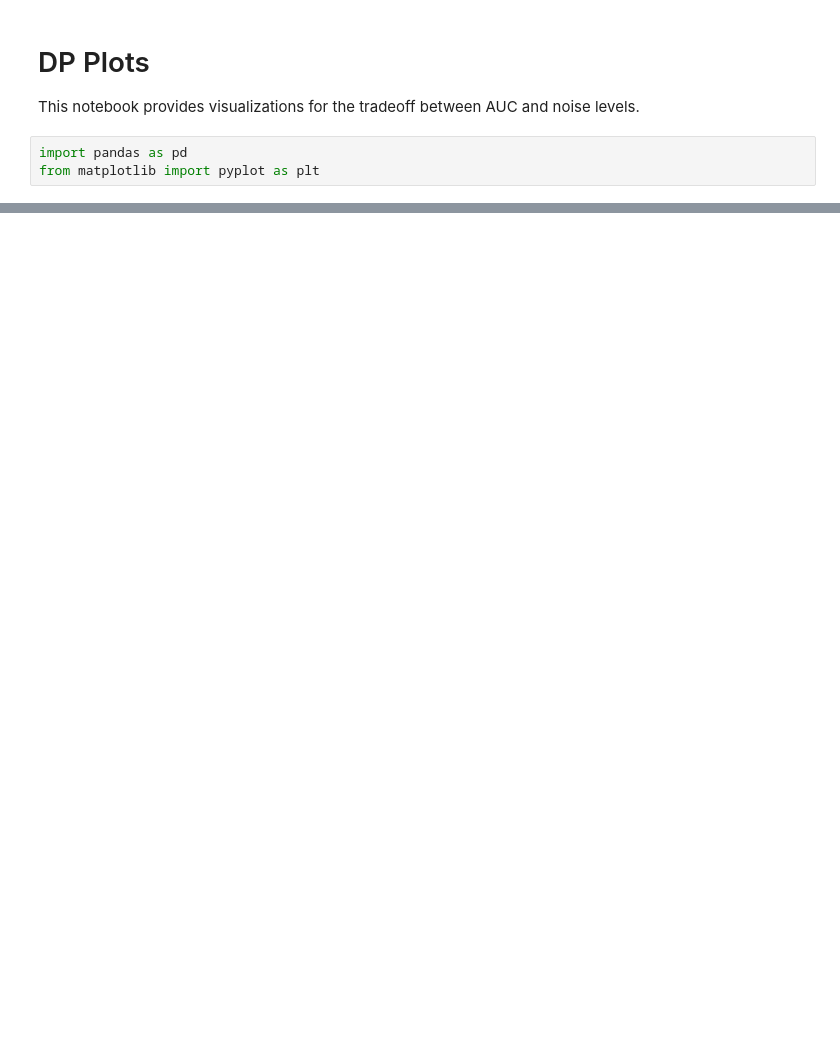
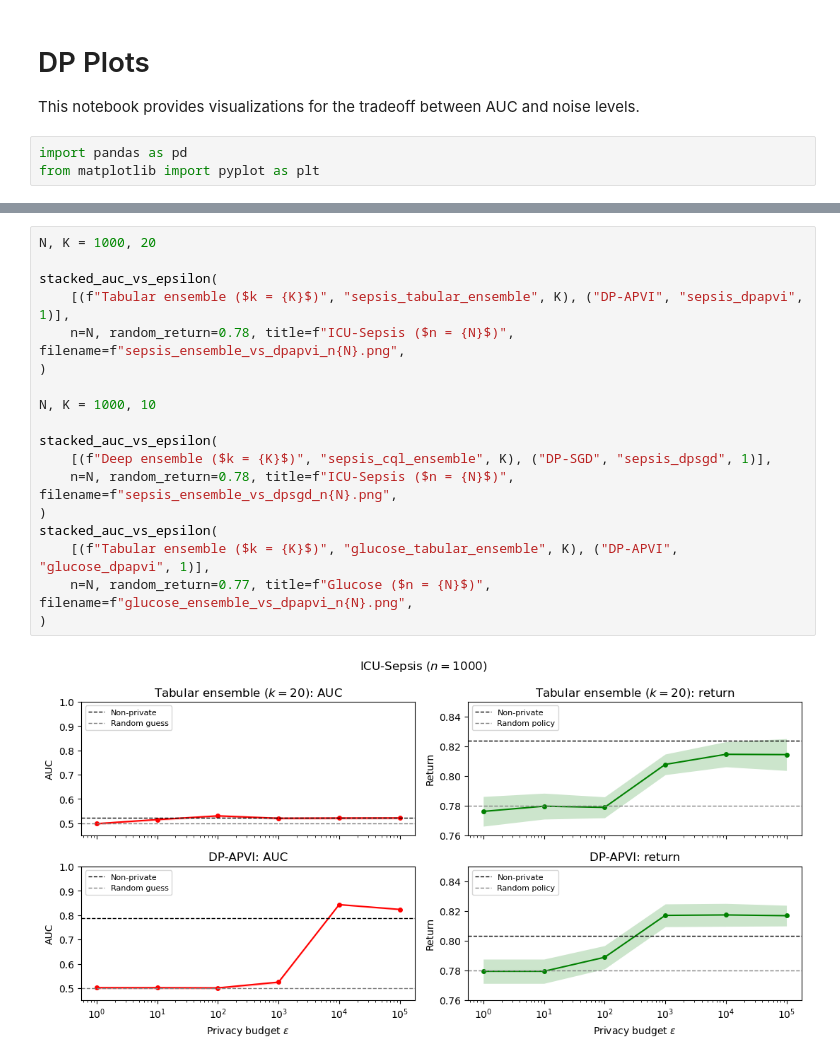
Before and after one commit to lanceHEN/Q-Learning-MIA, a Jupyter notebook: notebooks/dp_plots.ipynb, the cells around one changed output, grey strips where cells are left out. Saved outputs shown, nothing was run; the diff lists cells and outputs as text; blank space fills up the shorter version.

```diff
--- a/notebooks/dp_plots.ipynb
+++ b/notebooks/dp_plots.ipynb
@@ -103,0 +158,20 @@ np.clip(-1,0,1).item()
+# %%
+N, K = 1000, 20
+
+stacked_auc_vs_epsilon(
+    [(f"Tabular ensemble ($k = {K}$)", "sepsis_tabular_ensemble", K), ("DP-APVI", "sepsis_dpapvi", 1)],
+    n=N, random_return=0.78, title=f"ICU-Sepsis ($n = {N}$)", filename=f"sepsis_ensemble_vs_dpapvi_n{N}.png",
+)
+
+N, K = 1000, 10
+
+stacked_auc_vs_epsilon(
+    [(f"Deep ensemble ($k = {K}$)", "sepsis_cql_ensemble", K), ("DP-SGD", "sepsis_dpsgd", 1)],
+    n=N, random_return=0.78, title=f"ICU-Sepsis ($n = {N}$)", filename=f"sepsis_ensemble_vs_dpsgd_n{N}.png",
+)
+stacked_auc_vs_epsilon(
+    [(f"Tabular ensemble ($k = {K}$)", "glucose_tabular_ensemble", K), ("DP-APVI", "glucose_dpapvi", 1)],
+    n=N, random_return=0.77, title=f"Glucose ($n = {N}$)", filename=f"glucose_ensemble_vs_dpapvi_n{N}.png",
+)
+# %% [output]
+[figure, added]
```
Also changed, not shown: parts of 9 cells of this notebook, 25 other files.
